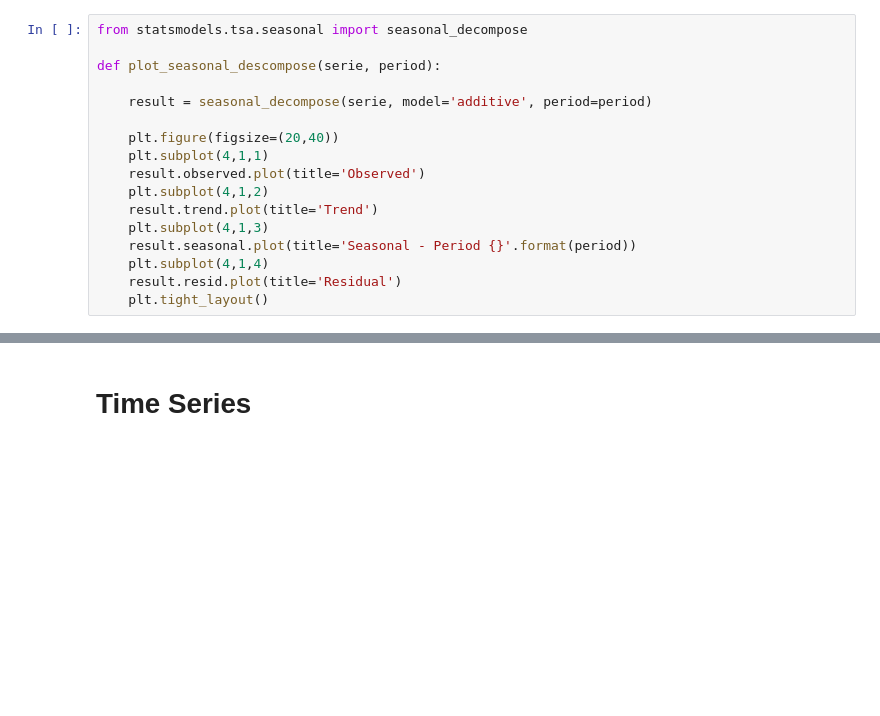
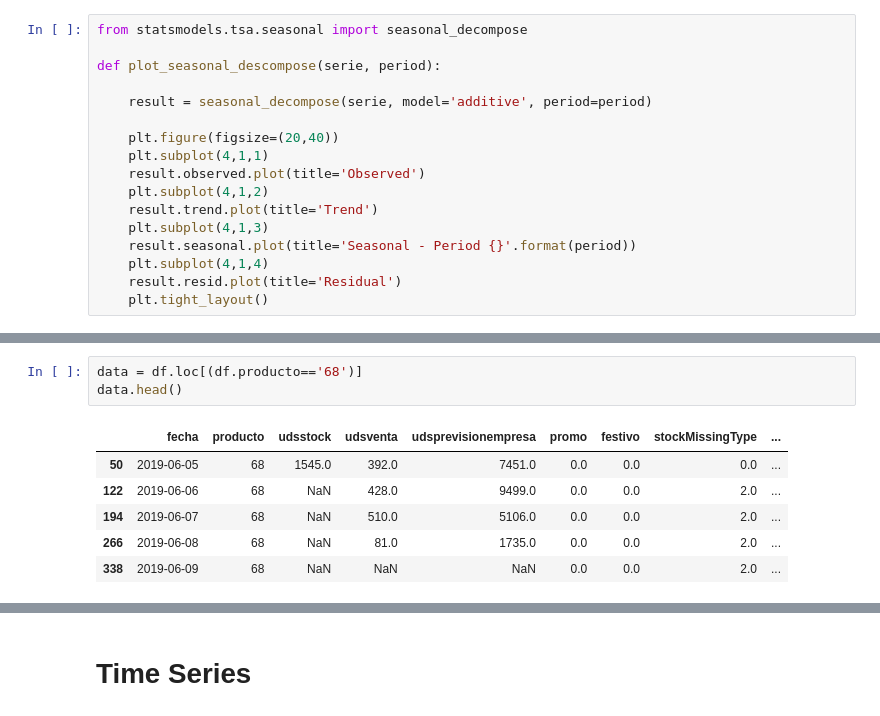
Before and after one commit to PLombao/TFM_StockForecast, a Jupyter notebook: notebooks/EDA_Serie68.ipynb, the cells around one changed output, grey strips where cells are left out. Saved outputs shown, nothing was run; the diff lists cells and outputs as text; blank space fills up the shorter version.

```diff
--- a/notebooks/EDA_Serie68.ipynb
+++ b/notebooks/EDA_Serie68.ipynb
@@ -103,0 +108,10 @@ Getting rolling windows of last 5 days by product and weekday for column udsprev
+# %%
+data = df.loc[(df.producto=='68')]
+data.head()
+# %% [output]
+|  | fecha | producto | udsstock | udsventa | udsprevisionempresa | promo | festivo | stockMissingType | ... |
+| 50 | 2019-06-05 | 68 | 1545.0 | 392.0 | 7451.0 | 0.0 | 0.0 | 0.0 | ... |
+| 122 | 2019-06-06 | 68 | NaN | 428.0 | 9499.0 | 0.0 | 0.0 | 2.0 | ... |
+| 194 | 2019-06-07 | 68 | NaN | 510.0 | 5106.0 | 0.0 | 0.0 | 2.0 | ... |
+| 266 | 2019-06-08 | 68 | NaN | 81.0 | 1735.0 | 0.0 | 0.0 | 2.0 | ... |
+| 338 | 2019-06-09 | 68 | NaN | NaN | NaN | 0.0 | 0.0 | 2.0 | ... |
```
Also changed, not shown: parts of 10 cells of this notebook, 10 other files.
